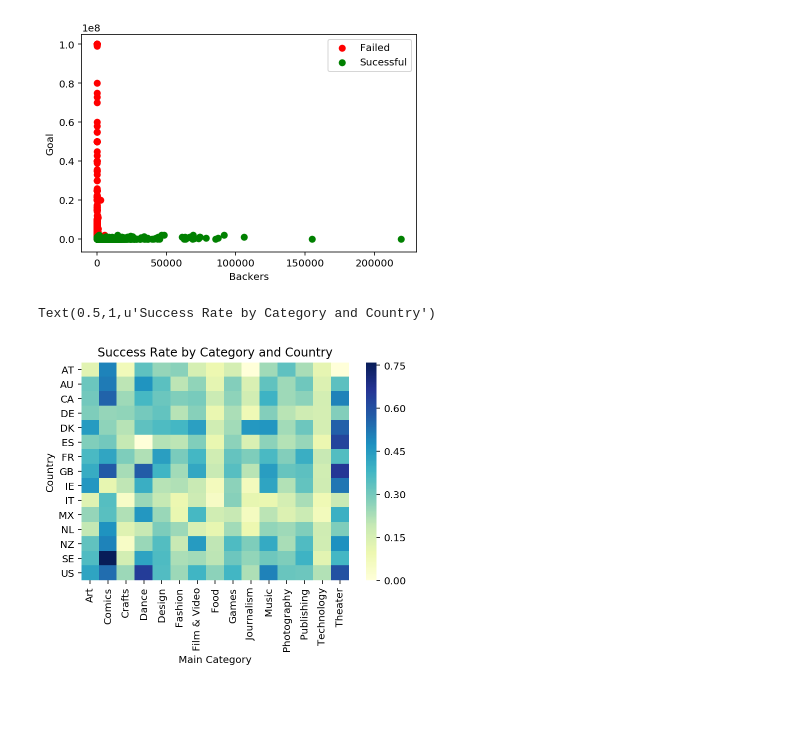
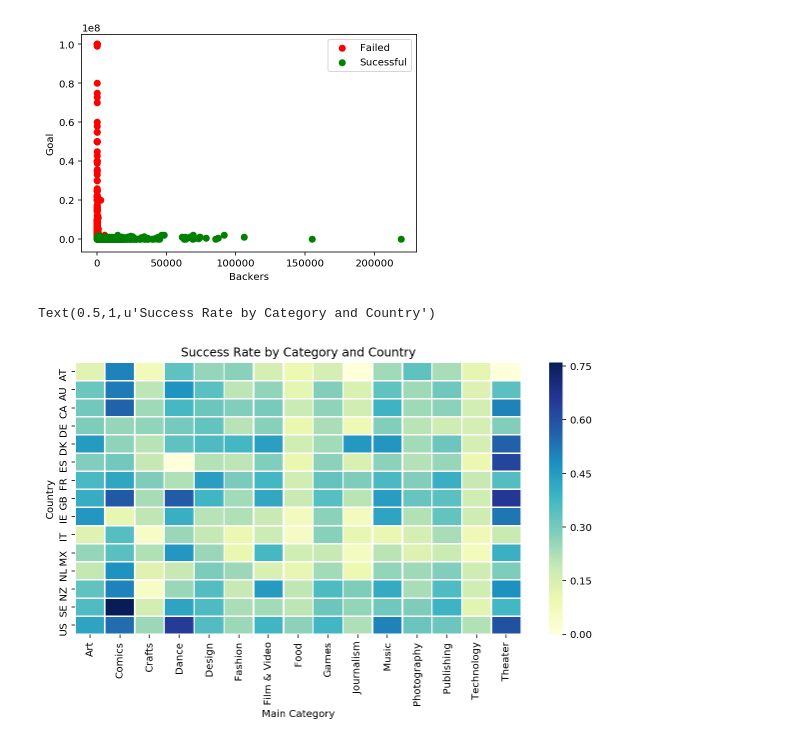
Before and after one commit to themp731/NYU_git, a Jupyter notebook: NYU-dwd-kickstarter/PanosPals_MP.2.ipynb, the cells around one changed output. Saved outputs shown, nothing was run; the diff lists cells and outputs as text; code cells hidden in the pictures; blank space fills up the shorter version.

```diff
--- a/NYU-dwd-kickstarter/PanosPals_MP.2.ipynb
+++ b/NYU-dwd-kickstarter/PanosPals_MP.2.ipynb
@@ -382,11 +431,12 @@ mp_pivot_succ = pd.pivot_table(df_Kickstarter[df_Kickstarter['state'] == 'succes
 mp_pivot_succ.drop(labels=["BE","JP","CH","SG","HK","LU","NO"], inplace=True)
 mp_pivot_succ.sort_index(inplace=True)
 # %%
+fig, ax = plt.subplots(figsize=(10,5))
 heatmap = mp_pivot_succ / mp_pivot_total
-sns.heatmap(heatmap, cmap=kick_colors)
+sns.heatmap(heatmap, cmap=kick_colors, linewidths=1, color='red')
 plt.ylabel("Country")
 plt.xlabel("Main Category")
 plt.title("Success Rate by Category and Country")
 # %% [output]
 Text(0.5,1,u'Success Rate by Category and Country')
-[figure, old version]
+[figure, new version]
```
Also changed, not shown: parts of 13 cells of this notebook.
